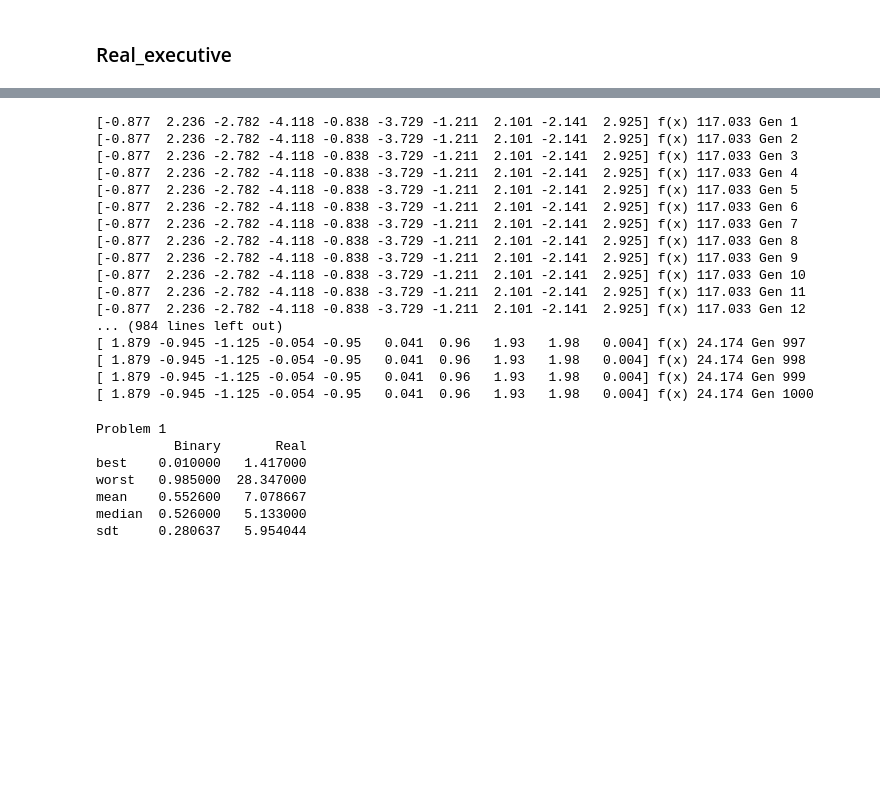
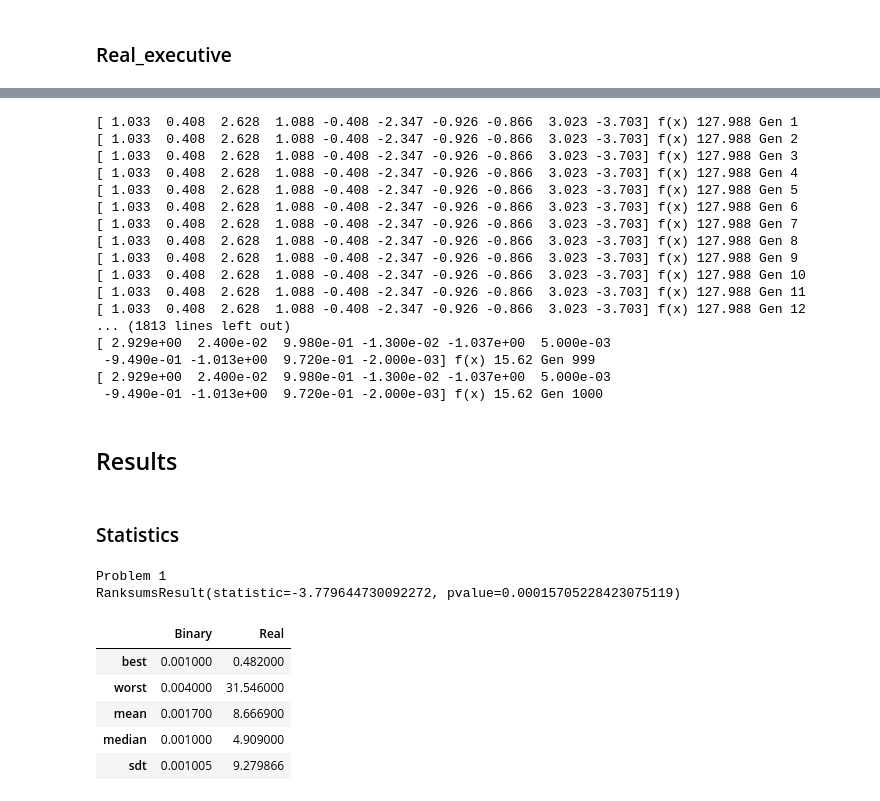
Before and after one commit to JHermosillaD/evolutionary_computation, a Jupyter notebook: JesusT3Codigo.ipynb, the cells around one changed output, grey strips where cells are left out. Cells and saved outputs as stored; diff of their text form; code cells hidden in the pictures; blank space fills up the shorter version.

```diff
--- a/JesusT3Codigo.ipynb
+++ b/JesusT3Codigo.ipynb
@@ -84,13 +85,12 @@ plt.show()
 # %%
 '''Parámetros de entrada
 '''
-ppl_size = 100 #int(input("Tamaño de la población: "))
+ppl_size = 50 #int(input("Tamaño de la población: "))
 generations = 1000 #int(input("Número de generaciones: "))
-p_crossover = 1.0 #float(input("Porcentaje de cruza: "))
+p_crossover = 0.85 #float(input("Porcentaje de cruza: "))
 p_mutation = 0.25 #float(input("Porcentaje de mutación: "))
 
 max_evals = ppl_size*generations
-uncertainty = 1.0
 # %% [markdown]
 ## Functions
 # %% [markdown]
@@ -464,23 +460,25 @@ bbest_appt_3, avg_appt_3 = executeRealRepresentation(1, True)
 # %%
-bbest_appt_4, avg_appt_4 = executeRealRepresentation(2, True)
+bbest_appt_4, avg_appt_4, bbest_son_4 = executeRealRepresentation(2, True)
 # %% [output]
-[-0.877  2.236 -2.782 -4.118 -0.838 -3.729 -1.211  2.101 -2.141  2.925] f(x) 117.033 Gen 1
-[-0.877  2.236 -2.782 -4.118 -0.838 -3.729 -1.211  2.101 -2.141  2.925] f(x) 117.033 Gen 2
-[-0.877  2.236 -2.782 -4.118 -0.838 -3.729 -1.211  2.101 -2.141  2.925] f(x) 117.033 Gen 3
-[-0.877  2.236 -2.782 -4.118 -0.838 -3.729 -1.211  2.101 -2.141  2.925] f(x) 117.033 Gen 4
-[-0.877  2.236 -2.782 -4.118 -0.838 -3.729 -1.211  2.101 -2.141  2.925] f(x) 117.033 Gen 5
-[-0.877  2.236 -2.782 -4.118 -0.838 -3.729 -1.211  2.101 -2.141  2.925] f(x) 117.033 Gen 6
-[-0.877  2.236 -2.782 -4.118 -0.838 -3.729 -1.211  2.101 -2.141  2.925] f(x) 117.033 Gen 7
-[-0.877  2.236 -2.782 -4.118 -0.838 -3.729 -1.211  2.101 -2.141  2.925] f(x) 117.033 Gen 8
-[-0.877  2.236 -2.782 -4.118 -0.838 -3.729 -1.211  2.101 -2.141  2.925] f(x) 117.033 Gen 9
-[-0.877  2.236 -2.782 -4.118 -0.838 -3.729 -1.211  2.101 -2.141  2.925] f(x) 117.033 Gen 10
-[-0.877  2.236 -2.782 -4.118 -0.838 -3.729 -1.211  2.101 -2.141  2.925] f(x) 117.033 Gen 11
-[-0.877  2.236 -2.782 -4.118 -0.838 -3.729 -1.211  2.101 -2.141  2.925] f(x) 117.033 Gen 12
-... (984 lines left out)
-[ 1.879 -0.945 -1.125 -0.054 -0.95   0.041  0.96   1.93   1.98   0.004] f(x) 24.174 Gen 997
-[ 1.879 -0.945 -1.125 -0.054 -0.95   0.041  0.96   1.93   1.98   0.004] f(x) 24.174 Gen 998
-[ 1.879 -0.945 -1.125 -0.054 -0.95   0.041  0.96   1.93   1.98   0.004] f(x) 24.174 Gen 999
-[ 1.879 -0.945 -1.125 -0.054 -0.95   0.041  0.96   1.93   1.98   0.004] f(x) 24.174 Gen 1000
+[ 1.033  0.408  2.628  1.088 -0.408 -2.347 -0.926 -0.866  3.023 -3.703] f(x) 127.988 Gen 1
+[ 1.033  0.408  2.628  1.088 -0.408 -2.347 -0.926 -0.866  3.023 -3.703] f(x) 127.988 Gen 2
+[ 1.033  0.408  2.628  1.088 -0.408 -2.347 -0.926 -0.866  3.023 -3.703] f(x) 127.988 Gen 3
+[ 1.033  0.408  2.628  1.088 -0.408 -2.347 -0.926 -0.866  3.023 -3.703] f(x) 127.988 Gen 4
+[ 1.033  0.408  2.628  1.088 -0.408 -2.347 -0.926 -0.866  3.023 -3.703] f(x) 127.988 Gen 5
+[ 1.033  0.408  2.628  1.088 -0.408 -2.347 -0.926 -0.866  3.023 -3.703] f(x) 127.988 Gen 6
+[ 1.033  0.408  2.628  1.088 -0.408 -2.347 -0.926 -0.866  3.023 -3.703] f(x) 127.988 Gen 7
+[ 1.033  0.408  2.628  1.088 -0.408 -2.347 -0.926 -0.866  3.023 -3.703] f(x) 127.988 Gen 8
+[ 1.033  0.408  2.628  1.088 -0.408 -2.347 -0.926 -0.866  3.023 -3.703] f(x) 127.988 Gen 9
+[ 1.033  0.408  2.628  1.088 -0.408 -2.347 -0.926 -0.866  3.023 -3.703] f(x) 127.988 Gen 10
+[ 1.033  0.408  2.628  1.088 -0.408 -2.347 -0.926 -0.866  3.023 -3.703] f(x) 127.988 Gen 11
+[ 1.033  0.408  2.628  1.088 -0.408 -2.347 -0.926 -0.866  3.023 -3.703] f(x) 127.988 Gen 12
+... (1813 lines left out)
+[ 2.929e+00  2.400e-02  9.980e-01 -1.300e-02 -1.037e+00  5.000e-03
+ -9.490e-01 -1.013e+00  9.720e-01 -2.000e-03] f(x) 15.62 Gen 999
+[ 2.929e+00  2.400e-02  9.980e-01 -1.300e-02 -1.037e+00  5.000e-03
+ -9.490e-01 -1.013e+00  9.720e-01 -2.000e-03] f(x) 15.62 Gen 1000
+# %% [markdown]
+## Results
 # %%
 history_1B = []
 history_1R = []
@@ -509,40 +516,44 @@ for i in range(30):
+# %% [markdown]
+### Statistics
 # %%
 history_1R_np = np.array(history_1R)
 max_1R = np.max(history_1R_np, axis=0)[1]
 min_1R = np.min(history_1R_np, axis=0)[1]
 
 best_1R = history_1R_np[np.where(history_1R_np[:,1] == min_1R)]
 worst1R = history_1R_np[np.where(history_1R_np[:,1] == max_1R)]
 mean_1R = np.mean(history_1R_np[:,1])
 median1R = np.median(history_1R_np[:,1])
 std_1R = np.std(history_1R_np[:,1])
 
 history_1B_np = np.array(history_1B)
 max_1B = np.max(history_1B_np, axis=0)[1]
 min_1B = np.min(history_1B_np, axis=0)[1]
 
 best_1B = history_1B_np[np.where(history_1B_np[:,1] == min_1B)]
 worst1B = history_1B_np[np.where(history_1B_np[:,1] == max_1B)]
 mean_1B = np.mean(history_1B_np[:,1])
 median1B = np.median(history_1B_np[:,1])
 std_1B = np.std(history_1B_np[:,1])
 
 problem_1 = {'Binary': pd.Series([best_1B[0,1], worst1B[0,1], mean_1B, median1B, std_1B],
                       index=['best', 'worst', 'mean', 'median', 'sdt']),
             'Real': pd.Series([best_1R[0,1], worst1R[0,1], mean_1R, median1R, std_1R],
                       index=['best', 'worst', 'mean', 'median', 'sdt'])}
 
 problem_1_df = pd.DataFrame(problem_1)
 print("Problem 1")
-print(problem_1_df)
+print(ranksums(history_1B_np[:,1], history_1R_np[:,1]))
+problem_1_df
 # %% [output]
 Problem 1
-          Binary       Real
-best    0.010000   1.417000
-worst   0.985000  28.347000
-mean    0.552600   7.078667
-median  0.526000   5.133000
-sdt     0.280637   5.954044
+RanksumsResult(statistic=-3.779644730092272, pvalue=0.00015705228423075119)
+|  | Binary | Real |
+| best | 0.001000 | 0.482000 |
+| worst | 0.004000 | 31.546000 |
+| mean | 0.001700 | 8.666900 |
+| median | 0.001000 | 4.909000 |
+| sdt | 0.001005 | 9.279866 |
 # %%
 history_2R_np = np.array(history_2R)
 max_2R = np.max(history_2R_np, axis=0)[1]
```
Also changed, not shown: parts of 21 cells of this notebook.
